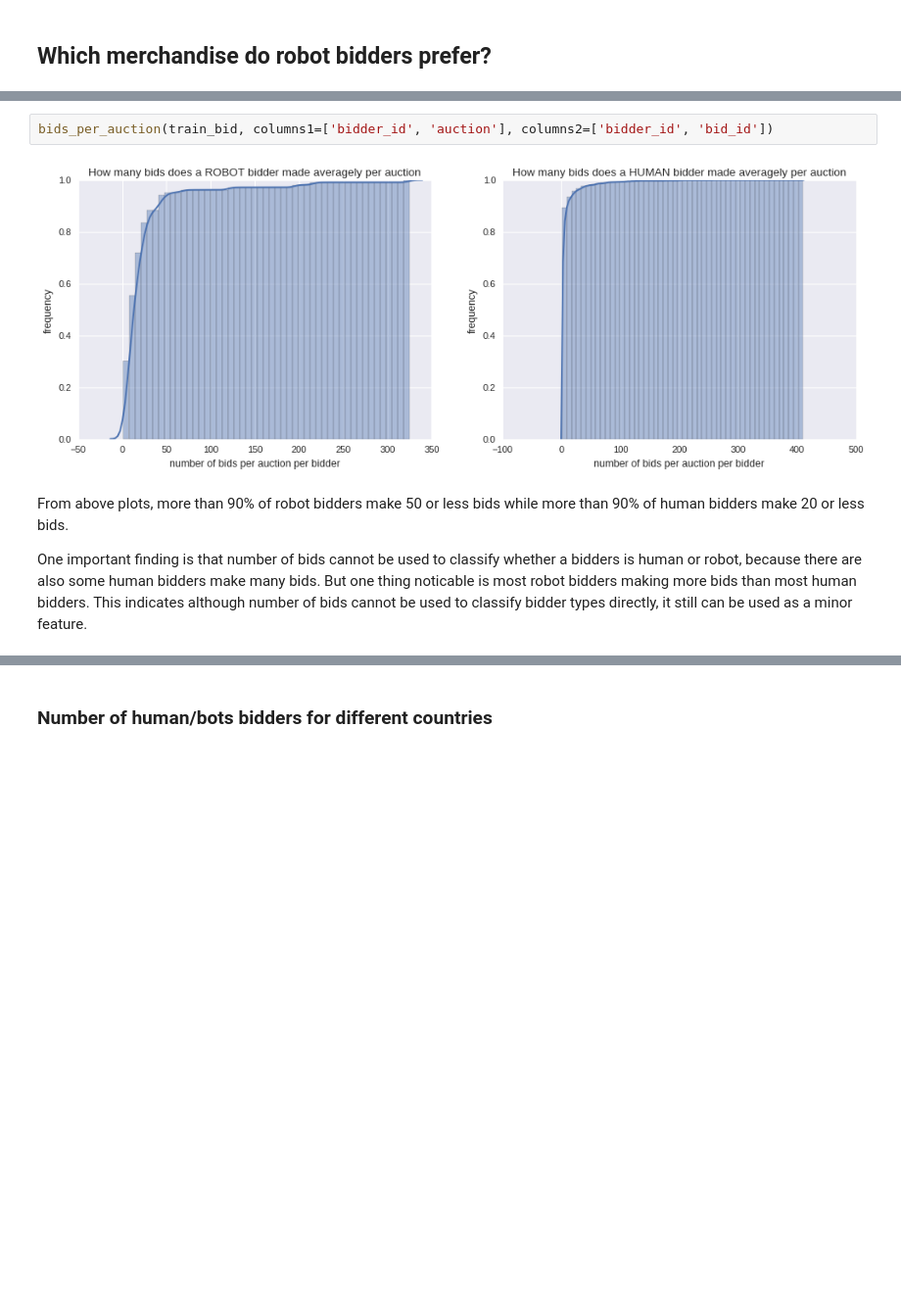
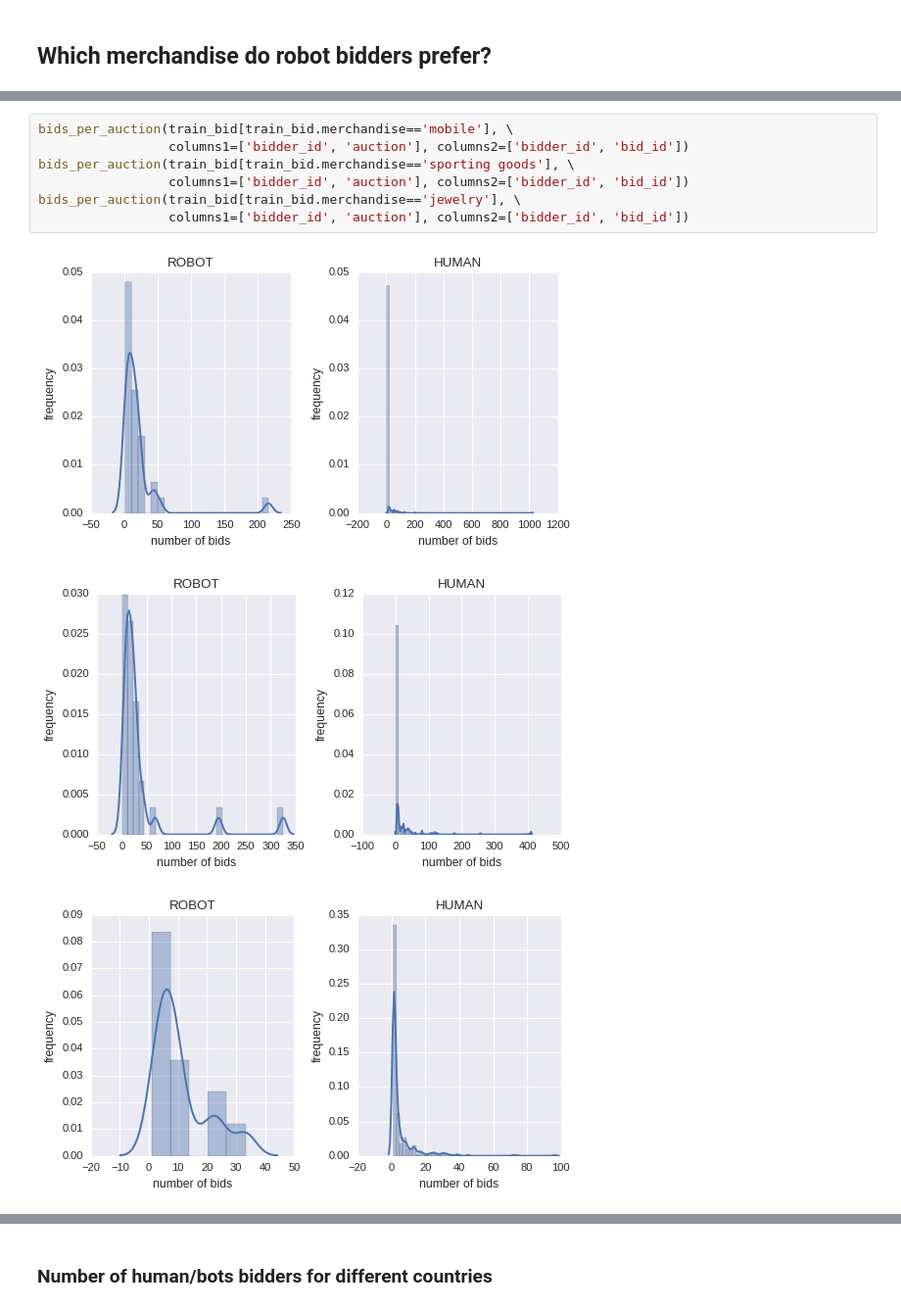
Before and after one commit to Z-Yang-328/Online-Auction-Analytics, a Jupyter notebook: Capstone Project/Data_Story_Capstone.ipynb, the cells around one changed output, grey strips where cells are left out. Shown: that part at 98% size. Saved outputs shown, nothing was run; the diff lists cells and outputs as text; blank space fills up the shorter version.

```diff
--- a/Capstone Project/Data_Story_Capstone.ipynb
+++ b/Capstone Project/Data_Story_Capstone.ipynb
@@ -369,8 +484,11 @@ Robot bidders are more likely to make bids for computers, mobile and furniture.
-# %%
-bids_per_auction(train_bid, columns1=['bidder_id', 'auction'], columns2=['bidder_id', 'bid_id'])
-# %% [output]
-[figure, removed]
-# %% [markdown]
-From above plots, more than 90% of robot bidders make 50 or less bids while more than 90% of human bidders make 20 or less bids.
-
-One important finding is that number of bids cannot be used to classify whether a bidders is human or robot, because there are also some human bidders make many bids. But one thing noticable is most robot bidders making more bids than most human bidders. This indicates although number of bids cannot be used to classify bidder types directly, it still can be used as a minor feature.
+# %%
+bids_per_auction(train_bid[train_bid.merchandise=='mobile'], \
+                 columns1=['bidder_id', 'auction'], columns2=['bidder_id', 'bid_id'])
+bids_per_auction(train_bid[train_bid.merchandise=='sporting goods'], \
+                 columns1=['bidder_id', 'auction'], columns2=['bidder_id', 'bid_id'])
+bids_per_auction(train_bid[train_bid.merchandise=='jewelry'], \
+                 columns1=['bidder_id', 'auction'], columns2=['bidder_id', 'bid_id'])
+# %% [output]
+[figure, added]
+[figure, added]
+[figure, added]
```
Also changed, not shown: parts of 51 cells of this notebook.
